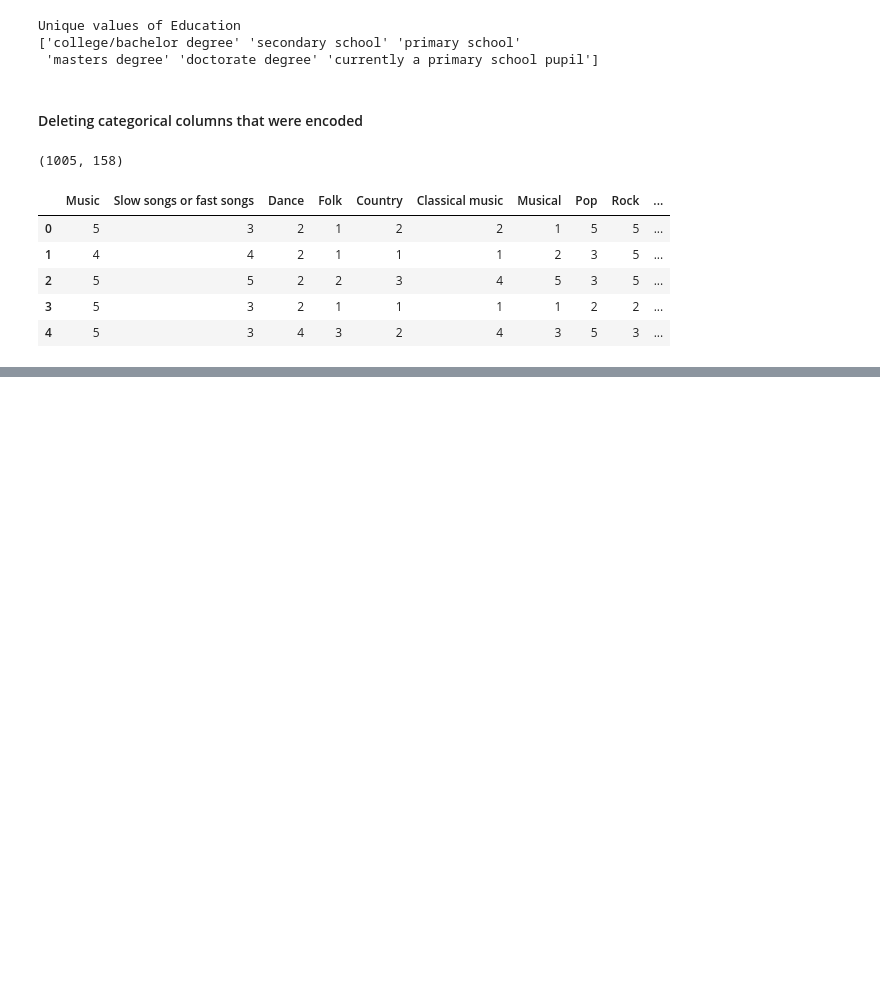
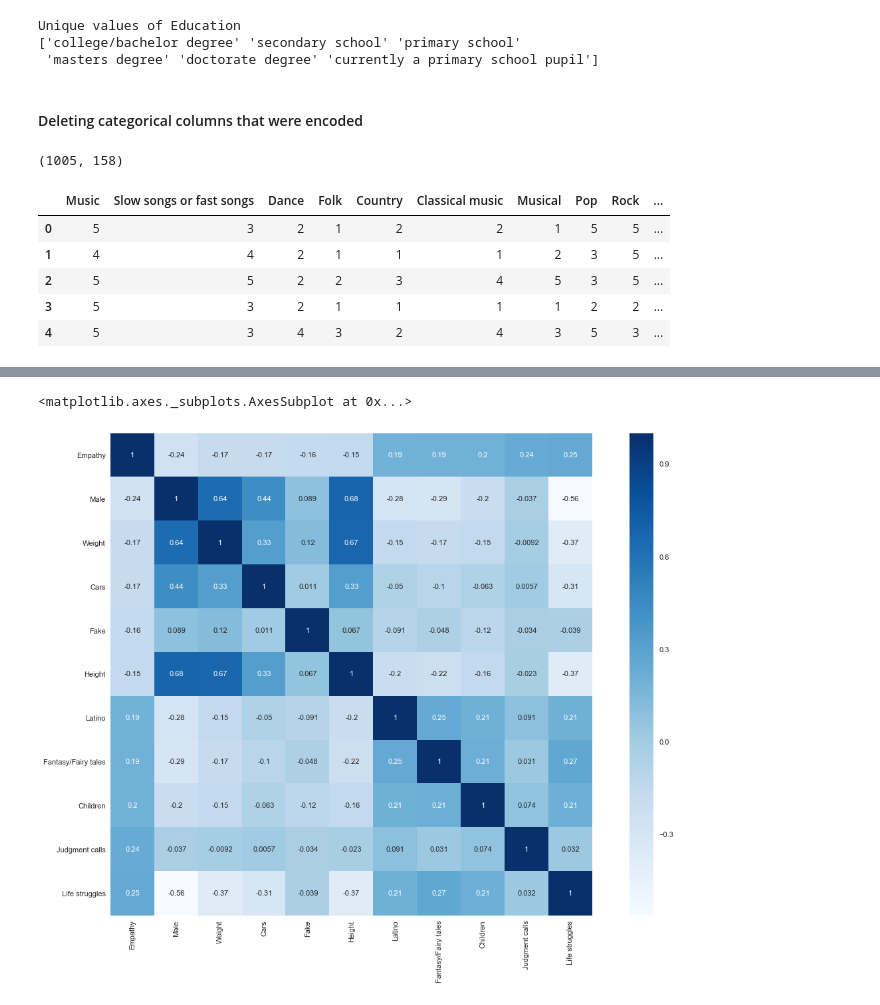
Before and after one commit to mirkomantovani/Machine-Learning-empathy-prediction, a Jupyter notebook: workflow.ipynb, the cells around one changed output, grey strips where cells are left out. Drawn from its saved outputs; the diff is of its cells as text; code cells hidden in the pictures; blank space fills up the shorter version.

```diff
--- a/workflow.ipynb
+++ b/workflow.ipynb
@@ -367,0 +368,2 @@ df.head()
+# %%
+all_columns =list(df)
@@ -367,0 +378,17 @@ df.head()
+# %%
+cov = {}
+for col in all_columns:
+    if col != 'Empathy':
+        l = ['Empathy']
+        l.append(col)
+        cov[col] = df['Empathy'].corr(df[col])
+# %%
+import operator
+sorted_cov = sorted(cov.items(), key=operator.itemgetter(1))
+# %%
+most_correlated = []
+for item in sorted_cov[:5]:
+    most_correlated.append(item[0])
+for item in sorted_cov[-5:]:
+    most_correlated.append(item[0])
+most_correlated
@@ -367,0 +424,6 @@ df.head()
+# %%
+covariance=df[['Empathy']+most_correlated].corr(method='pearson')
+sns.heatmap(covariance,square=True,annot=True,cmap="Blues")
+# %% [output]
+<matplotlib.axes._subplots.AxesSubplot at 0x...>
+[figure, added]
```
Also changed, not shown: parts of 60 cells of this notebook, 1 other file.
